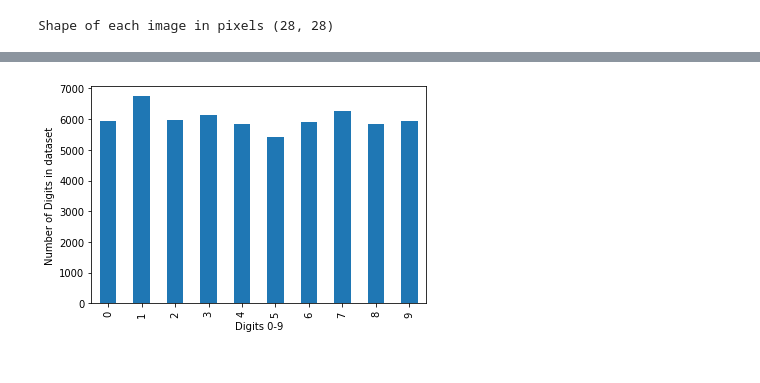
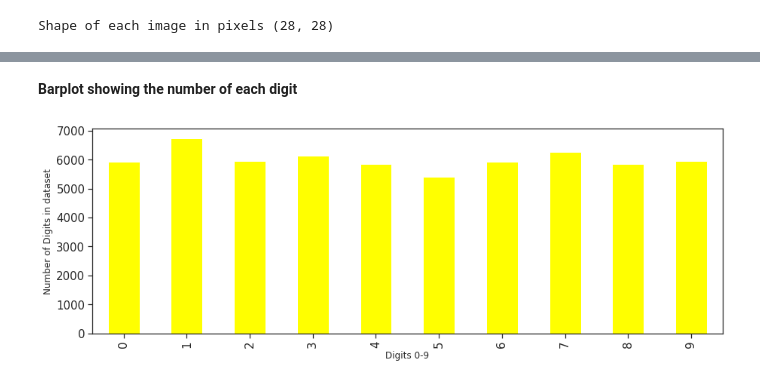
Before and after one commit to Data-Science-Community-SRM/Hand-Written-Digit-Classification-Recognition, a Jupyter notebook: P1_DSC.ipynb, the cells around one changed output, grey strips where cells are left out. Saved outputs shown, nothing was run; the diff lists cells and outputs as text; code cells hidden in the pictures.

```diff
--- a/P1_DSC.ipynb
+++ b/P1_DSC.ipynb
@@ -23,4 +26,4 @@ print("Shape of each image in pixels",X_train[0].shape)
 # %% [output]
 Shape of each image in pixels (28, 28)
 # %%
-labels=pd.Series(y_train)
+label=pd.Series(y_train)
@@ -48,0 +43,4 @@ The digits are:
+# %%
+k=label.value_counts().sort_index()
+df_new=pd.DataFrame(k,columns=['Number of Digits'])
+df_new
@@ -49,7 +59,9 @@ The digits are:
+# %% [markdown]
+**Barplot showing the number of each digit**
 # %%
-labels.value_counts().sort_index().plot(kind='bar')
+k.plot(kind='bar',color="yellow",figsize=(15,5),fontsize=15)
 plt.xlabel("Digits 0-9")
 plt.ylabel("Number of Digits in dataset")
 plt.show()
 # %% [output]
-[figure, old version]
+[figure, new version]
```
Also changed, not shown: parts of 17 cells of this notebook.
